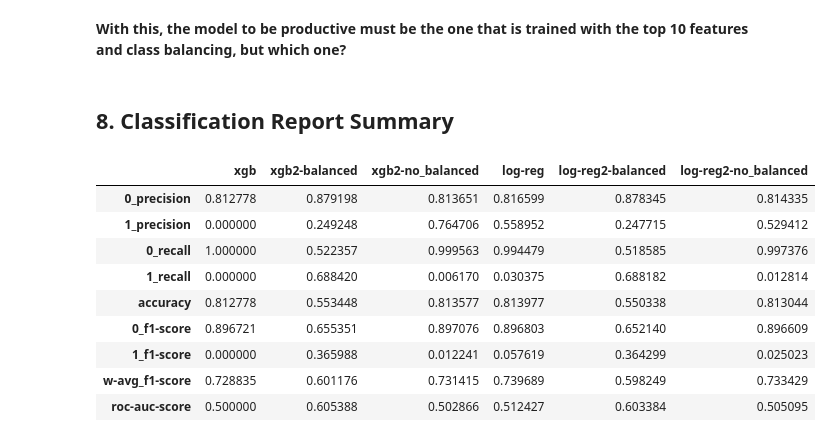
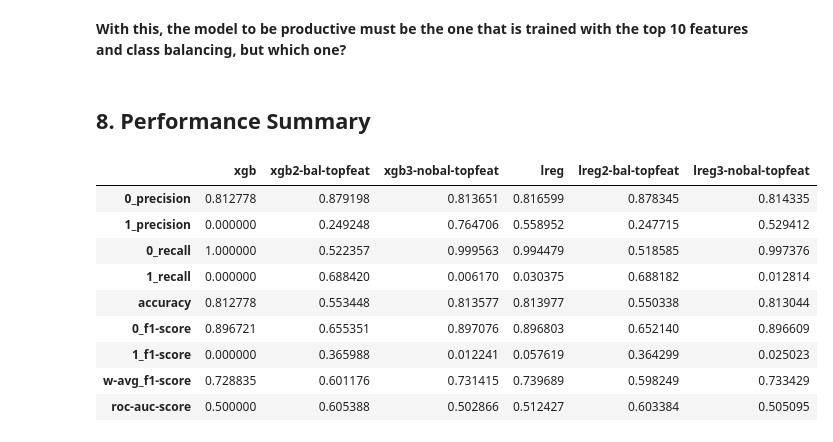
Before and after one commit to scaceresg/mlapi-delays-gcp, a Jupyter notebook: challenge/exploration.ipynb, the cells around one changed output. Saved outputs shown, nothing was run; the diff lists cells and outputs as text; code cells hidden in the pictures.

```diff
--- a/challenge/exploration.ipynb
+++ b/challenge/exploration.ipynb
@@ -661,9 +620,9 @@ print(classification_report(y_test2, xgboost_y_preds_3))
    macro avg       0.79      0.50      0.45     22508
 weighted avg       0.80      0.81      0.73     22508
 # %%
-clrep_xgb2_nobal = classification_report(y_test2, xgboost_y_preds_3, output_dict=True)
+clrep_xgb3_nobal = classification_report(y_test2, xgboost_y_preds_3, output_dict=True)
 # %%
-clrep_xgb2_nobal['roc_auc_sc'] = roc_auc_score(y_test2, xgboost_y_preds_3)
+clrep_xgb3_nobal['roc_auc_sc'] = roc_auc_score(y_test2, xgboost_y_preds_3)
 # %% [markdown]
 #### 6.b.iii. Logistic Regression with Feature Importante and with Balance
 # %%
@@ -731,9 +690,9 @@ print(classification_report(y_test2, reg_y_preds_3))
    macro avg       0.67      0.51      0.46     22508
 weighted avg       0.76      0.81      0.73     22508
 # %%
-clrep_reg2_nobal = classification_report(y_test2, reg_y_preds_3, output_dict=True)
+clrep_reg3_nobal = classification_report(y_test2, reg_y_preds_3, output_dict=True)
 # %%
-clrep_reg2_nobal['roc_auc_sc'] = roc_auc_score(y_test2, reg_y_preds_3)
+clrep_reg3_nobal['roc_auc_sc'] = roc_auc_score(y_test2, reg_y_preds_3)
 # %% [markdown]
 ## 7. Data Science Conclusions
 # %% [markdown]
@@ -744,7 +703,7 @@ By looking at the results of the 6 trained models, it can be determined:
 # %% [markdown]
 **With this, the model to be productive must be the one that is trained with the top 10 features and class balancing, but which one?**
 # %% [markdown]
-## 8. Classification Report Summary
+## 8. Performance Summary
 # %%
 def create_classif_summary(model_reports:list, model_names:list):
 
@@ -769,18 +728,18 @@ def create_classif_summary(model_reports:list, model_names:list):
     df_summary = pd.DataFrame.from_dict(summary)
 
     return df_summary
-# %%
-class_rep_summary = create_classif_summary(model_reports=[clrep_xbg, clrep_xgb2_bal, clrep_xgb2_nobal, clrep_reg, clrep_reg2_bal, clrep_reg2_nobal],
-                                           model_names=['xgb', 'xgb2-balanced', 'xgb2-no_balanced', 'log-reg', 'log-reg2-balanced', 'log-reg2-no_balanced'])
-class_rep_summary
-# %% [output]
-|  | xgb | xgb2-balanced | xgb2-no_balanced | log-reg | log-reg2-balanced | log-reg2-no_balanced |
-| 0_precision | 0.812778 | 0.879198 | 0.813651 | 0.816599 | 0.878345 | 0.814335 |
-| 1_precision | 0.000000 | 0.249248 | 0.764706 | 0.558952 | 0.247715 | 0.529412 |
-| 0_recall | 1.000000 | 0.522357 | 0.999563 | 0.994479 | 0.518585 | 0.997376 |
-| 1_recall | 0.000000 | 0.688420 | 0.006170 | 0.030375 | 0.688182 | 0.012814 |
-| accuracy | 0.812778 | 0.553448 | 0.813577 | 0.813977 | 0.550338 | 0.813044 |
-| 0_f1-score | 0.896721 | 0.655351 | 0.897076 | 0.896803 | 0.652140 | 0.896609 |
-| 1_f1-score | 0.000000 | 0.365988 | 0.012241 | 0.057619 | 0.364299 | 0.025023 |
-| w-avg_f1-score | 0.728835 | 0.601176 | 0.731415 | 0.739689 | 0.598249 | 0.733429 |
-| roc-auc-score | 0.500000 | 0.605388 | 0.502866 | 0.512427 | 0.603384 | 0.505095 |
+# %%
+performance_summary = create_classif_summary(model_reports=[clrep_xbg, clrep_xgb2_bal, clrep_xgb3_nobal, clrep_reg, clrep_reg2_bal, clrep_reg3_nobal],
+                                           model_names=['xgb', 'xgb2-bal-topfeat', 'xgb3-nobal-topfeat', 'lreg', 'lreg2-bal-topfeat', 'lreg3-nobal-topfeat'])
+performance_summary
+# %% [output]
+|  | xgb | xgb2-bal-topfeat | xgb3-nobal-topfeat | lreg | lreg2-bal-topfeat | lreg3-nobal-topfeat |
+| 0_precision | 0.812778 | 0.879198 | 0.813651 | 0.816599 | 0.878345 | 0.814335 |
+| 1_precision | 0.000000 | 0.249248 | 0.764706 | 0.558952 | 0.247715 | 0.529412 |
+| 0_recall | 1.000000 | 0.522357 | 0.999563 | 0.994479 | 0.518585 | 0.997376 |
+| 1_recall | 0.000000 | 0.688420 | 0.006170 | 0.030375 | 0.688182 | 0.012814 |
+| accuracy | 0.812778 | 0.553448 | 0.813577 | 0.813977 | 0.550338 | 0.813044 |
+| 0_f1-score | 0.896721 | 0.655351 | 0.897076 | 0.896803 | 0.652140 | 0.896609 |
+| 1_f1-score | 0.000000 | 0.365988 | 0.012241 | 0.057619 | 0.364299 | 0.025023 |
+| w-avg_f1-score | 0.728835 | 0.601176 | 0.731415 | 0.739689 | 0.598249 | 0.733429 |
+| roc-auc-score | 0.500000 | 0.605388 | 0.502866 | 0.512427 | 0.603384 | 0.505095 |
```
Also changed, not shown: parts of 13 cells of this notebook, 6 other files.
